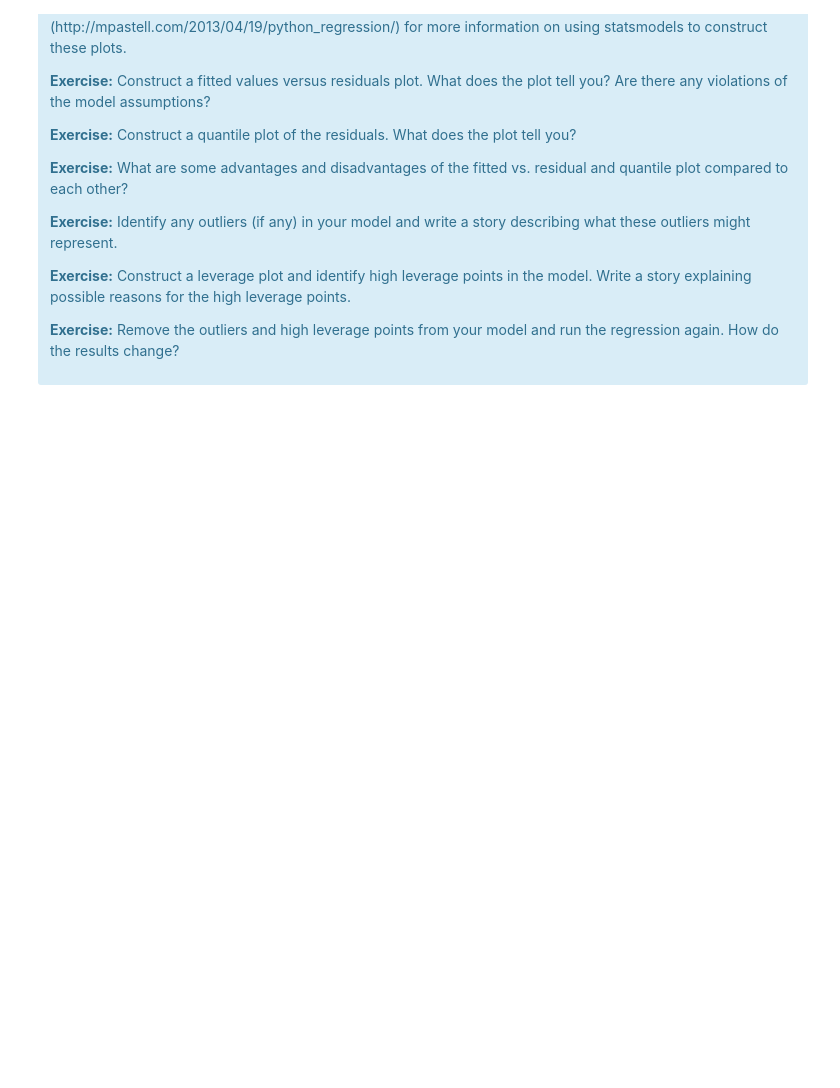
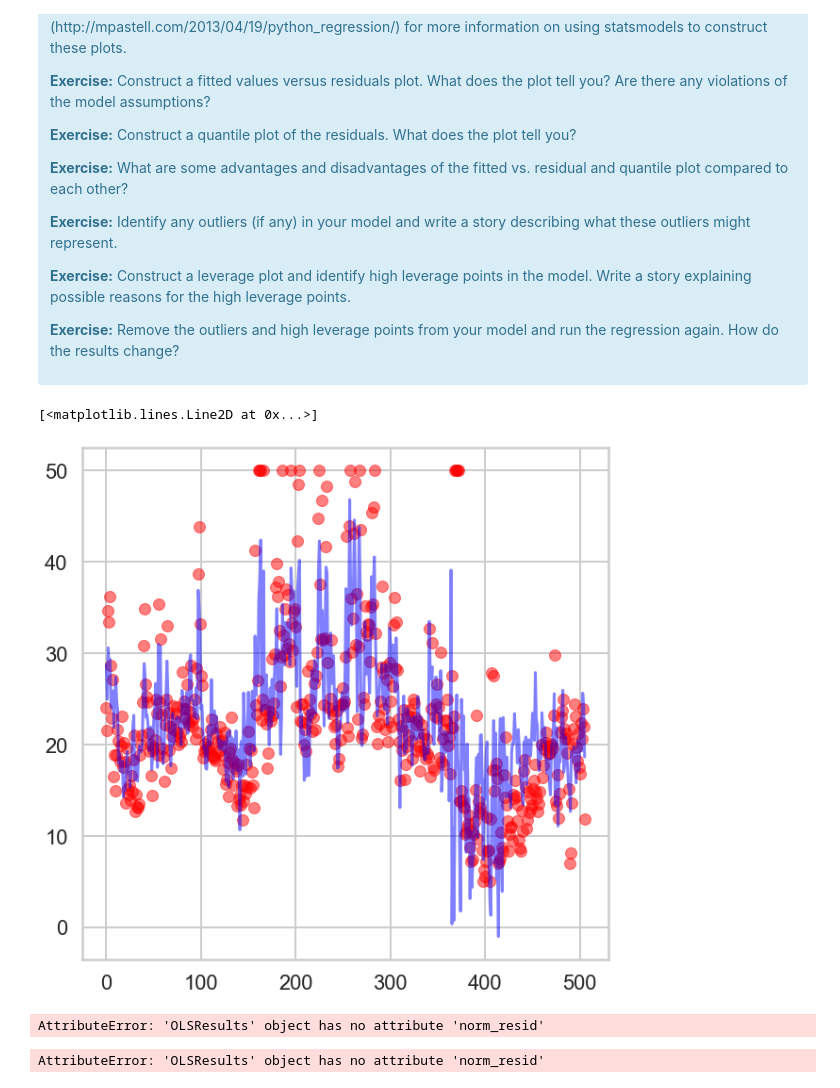
Before and after one commit to dudikbender/springboard, a Jupyter notebook: linear_regression/Mini_Project_Linear_Regression.ipynb, the cells around one changed output. Drawn from its saved outputs; the diff is of its cells as text; code cells hidden in the pictures; blank space fills up the shorter version.

```diff
--- a/linear_regression/Mini_Project_Linear_Regression.ipynb
+++ b/linear_regression/Mini_Project_Linear_Regression.ipynb
@@ -817,0 +898,20 @@ There are some other issues that are important investigate with linear regressio
+# %%
+# Your turn.
+model = ols('PRICE ~ CRIM + RM + PTRATIO', bos).fit()
+# %%
+plt.figure(figsize=(10,10))
+plt.plot(bos.PRICE, 'ro', alpha=0.5)
+plt.plot(model.fittedvalues, 'b', alpha=0.5)
+# %% [output]
+[<matplotlib.lines.Line2D at 0x...>]
+[figure, added]
+# %%
+plt.hist(model.norm_resid())
+plt.ylabel('count')
+plt.xlabel('Normalized Residuals')
+# %% [output]
+AttributeError: 'OLSResults' object has no attribute 'norm_resid'
+# %%
+model.norm_resid()
+# %% [output]
+AttributeError: 'OLSResults' object has no attribute 'norm_resid'
```
Also changed, not shown: parts of 18 cells of this notebook.
